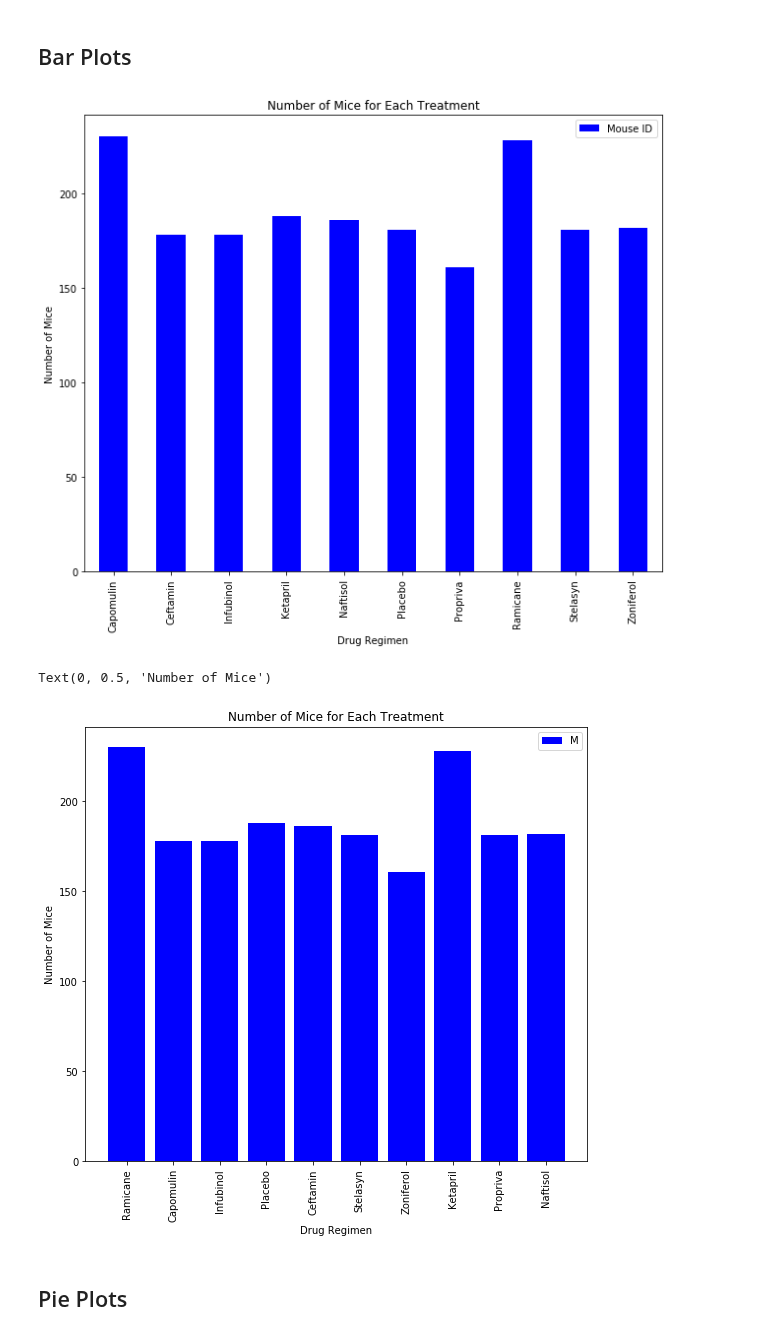
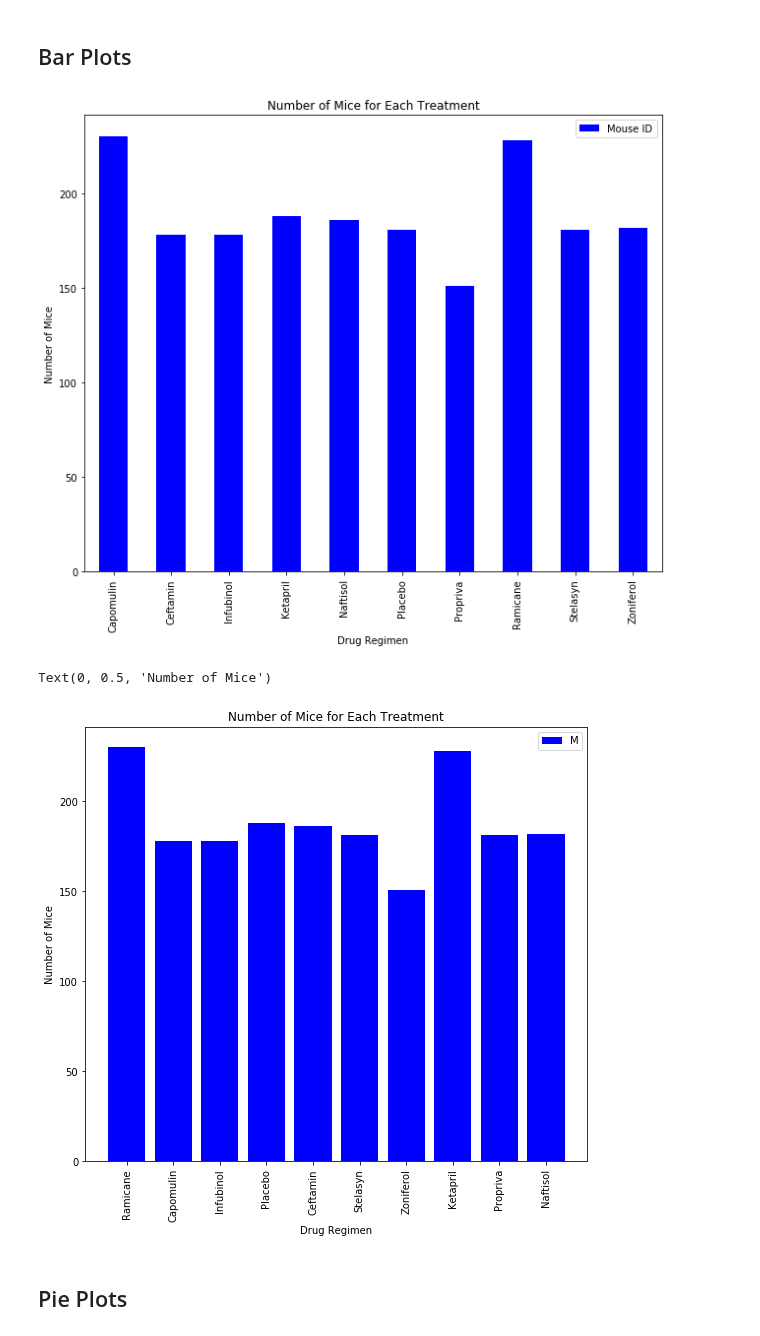
Before and after one commit to olivesun1213/Matplotlib, a Jupyter notebook: Unit 05 - Matplotlib_Homework_Instructions_Pymaceuticals_pymaceuticals_starter.ipynb, the cells around one changed output. Saved outputs shown, nothing was run; the diff lists cells and outputs as text; code cells hidden in the pictures.

```diff
--- a/Unit 05 - Matplotlib_Homework_Instructions_Pymaceuticals_pymaceuticals_starter.ipynb
+++ b/Unit 05 - Matplotlib_Homework_Instructions_Pymaceuticals_pymaceuticals_starter.ipynb
@@ -63,6 +66,6 @@ DuplicateMouse1.head()
 # %%
 # Create a clean DataFrame by dropping the duplicate mouse by its ID.
-newtable = combined_file.drop_duplicates('Mouse ID')
+newtable = combined_file.drop_duplicates(subset=["Mouse ID","Timepoint"], keep=False)
 newtable.head()
 # %% [output]
 |  | Mouse ID | Drug Regimen | Sex | Age_months | Weight (g) | Timepoint | Tumor Volume (mm3) | ... |
@@ -224,31 +227,31 @@ summary
 ## Bar Plots
 # %%
 # Generate a bar plot showing the number of mice per time point for each treatment throughout the course of the study using pandas.
-total_mice=pd.DataFrame(combined_file.groupby("Drug Regimen")["Mouse ID"].count())
+total_mice=pd.DataFrame(newtable.groupby("Drug Regimen")["Mouse ID"].count())
 
 total_mice_chart=total_mice.plot(kind="bar", figsize=(9,8),color='b', title="Number of Mice for Each Treatment")
 total_mice_chart.set_xlabel("Drug Regimen")
 total_mice_chart.set_ylabel("Number of Mice")
 plt.tight_layout()
 # %% [output]
-[figure, old version]
+[figure, new version]
 # %%
 # Generate a bar plot showing the number of mice per time point for each treatment throughout the course of the study using pyplot.
 #set x axis and tick locations
-x_axis= combined_file["Drug Regimen"].unique()
+x_axis= newtable["Drug Regimen"].unique()
 tick_locations = [value for value in x_axis]
 #set y axis
-total_mice1=combined_file.groupby("Drug Regimen")["Mouse ID"].count()
+total_mice1=newtable.groupby("Drug Regimen")["Mouse ID"].count()
 #plot
 plt.figure(figsize=(9,8))
 plt.bar(x_axis,total_mice1 , color='b', align="center")
 plt.xticks(tick_locations,x_axis, rotation=90)
 plt.legend("Mouse ID")
 plt.title("Number of Mice for Each Treatment")
 plt.xlabel("Drug Regimen")
 plt.ylabel("Number of Mice")
 # %% [output]
 Text(0, 0.5, 'Number of Mice')
-[figure, old version]
+[figure, new version]
 # %% [markdown]
 ## Pie Plots
```
Also changed, not shown: parts of 14 cells of this notebook.
